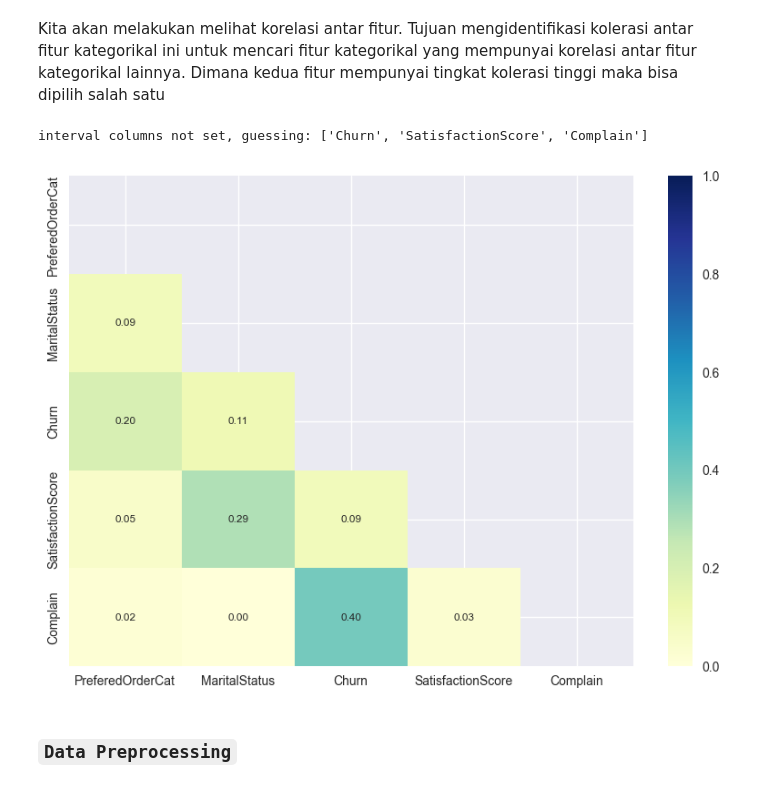
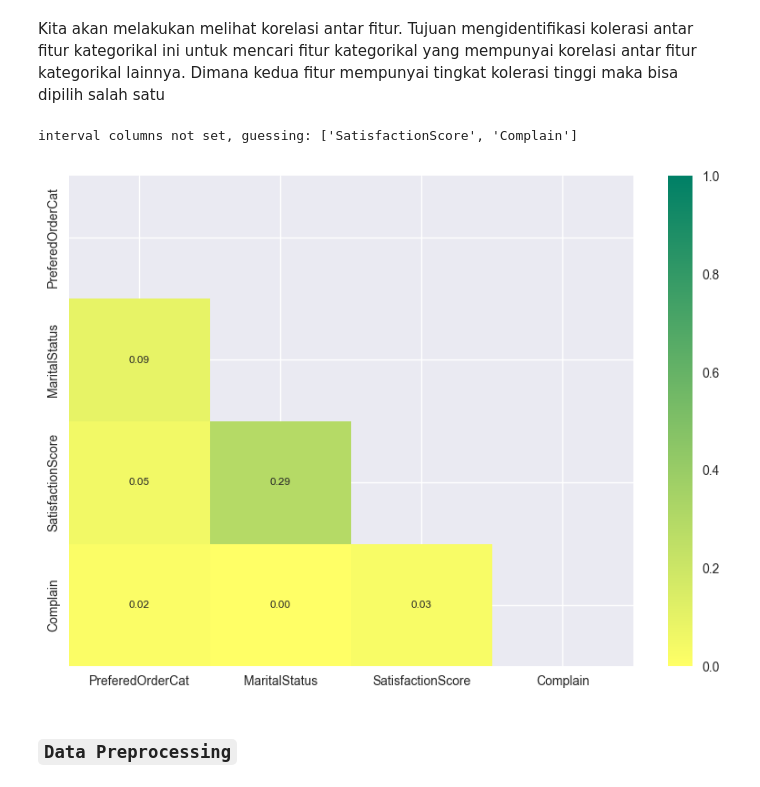
Before and after one commit to fathurizkym/ecommerce_churn_analysis, a Jupyter notebook: notebooks/Feature Selection.ipynb, the cells around one changed output. Drawn from its saved outputs; the diff is of its cells as text; code cells hidden in the pictures.

```diff
--- a/notebooks/Feature Selection.ipynb
+++ b/notebooks/Feature Selection.ipynb
@@ -538,17 +538,17 @@ __Insight :__
 # %% [markdown]
 Kita akan melakukan melihat korelasi antar fitur. Tujuan mengidentifikasi kolerasi antar fitur kategorikal ini untuk mencari fitur kategorikal yang mempunyai korelasi antar fitur kategorikal lainnya. Dimana kedua fitur mempunyai tingkat kolerasi tinggi maka bisa dipilih salah satu
 # %%
-dfCorrMap = df[['PreferedOrderCat', 'MaritalStatus', 'Churn', 'SatisfactionScore', 'Complain']]
+dfCorrMap = df[['PreferedOrderCat', 'MaritalStatus', 'SatisfactionScore', 'Complain']]
 # heatmap of variable correlation
 fig, ax = plt.subplots(figsize=(10, 7))
 phik_overview = dfCorrMap.phik_matrix()
 corr_mask = np.triu(np.ones_like(phik_overview, dtype=bool))
-sns.heatmap(phik_overview ,mask=corr_mask, vmin=0, vmax=1, annot=True, cmap="YlGnBu", fmt='.2f', annot_kws={"fontsize":8.5})
+sns.heatmap(phik_overview ,mask=corr_mask, vmin=0, vmax=1, annot=True, cmap="summer_r", fmt='.2f', annot_kws={"fontsize":8.5})
 
 plt.show()
 # %% [output]
-interval columns not set, guessing: ['Churn', 'SatisfactionScore', 'Complain']
+interval columns not set, guessing: ['SatisfactionScore', 'Complain']
-[figure, old version]
+[figure, new version]
 # %%
 # df.drop("Complain",axis=1,inplace=True)
 # %% [markdown]
```
Also changed, not shown: parts of 43 cells of this notebook, 6 other files.
